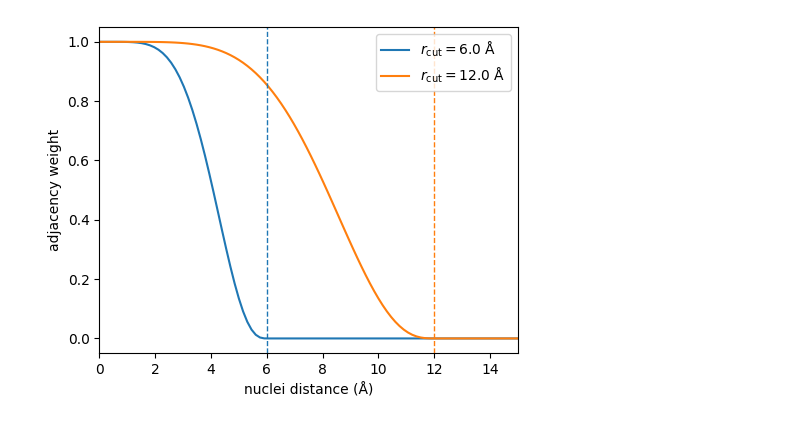
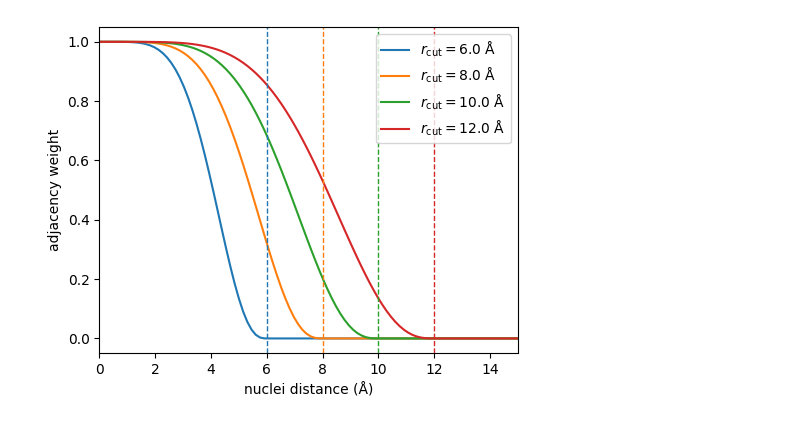
Before and after one commit to nkirschi/s2nequix, a Jupyter notebook: notebooks/polynomial_cutoff.ipynb, the cells around one changed output. Drawn from its saved outputs; the diff is of its cells as text; code cells hidden in the pictures.

Commit message:
Save cutoff notebook

```diff
--- a/notebooks/polynomial_cutoff.ipynb
+++ b/notebooks/polynomial_cutoff.ipynb
@@ -3,22 +3,21 @@ import numpy as np
 import matplotlib.pyplot as plt
 from nequix.model import polynomial_cutoff
 # %%
+plt.figure(figsize=(5, 4))
 x = np.linspace(0, 15, 100)
-y = polynomial_cutoff(x, r_max=6.0, p=6.0)
-z = polynomial_cutoff(x, r_max=12.0, p=6.0)
-
-plt.figure(figsize=(5, 4))
-line1, = plt.plot(x, y, label='$r_{\mathrm{cut}} = 6.0$ Å')
-line2, = plt.plot(x, z, label='$r_{\mathrm{cut}} = 12.0$ Å')
+plots = {
+    c: plt.plot(x, polynomial_cutoff(x, r_max=c, p=6.0), label=f'$r_{{\\mathrm{{cut}}}} = {c}$ Å')[0]
+    for c in [6.0, 8.0, 10.0, 12.0]
+}
+for c, line in plots.items():
+    plt.vlines(c, ymin=-0.05, ymax=1.05, color=line.get_color(), linestyle='--', linewidth=1)
 plt.xlabel('nuclei distance (Å)')
 plt.ylabel('adjacency weight')
 plt.xlim(0, 15)
 plt.ylim(-0.05, 1.05)
-plt.vlines(6, ymin=-0.05, ymax=1.05, color=line1.get_color(), linestyle='--', linewidth=1)
-plt.vlines(12, ymin=-0.05, ymax=1.05, color=line2.get_color(), linestyle='--', linewidth=1)
 plt.legend()
 plt.tight_layout()
 plt.savefig('plots/polynomial_cutoff.pdf')
 plt.savefig('plots/polynomial_cutoff.png')
 # %% [output]
-[figure, old version]
+[figure, new version]
```
Also changed, not shown: 2 other files.
